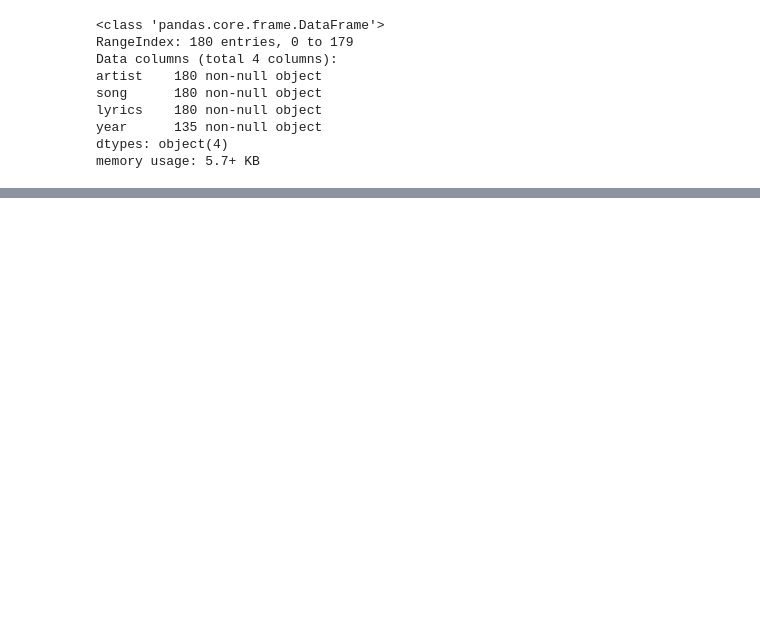
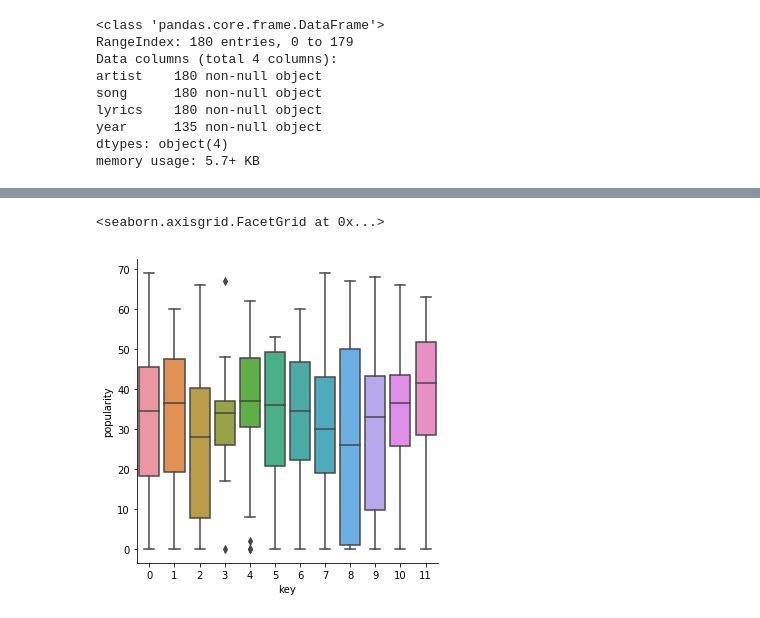
Before and after one commit to colinspear/music-dashboard, a Jupyter notebook: eda.ipynb, the cells around one changed output, grey strips where cells are left out. Drawn from its saved outputs; the diff is of its cells as text; code cells hidden in the pictures; blank space fills up the shorter version.

```diff
--- a/eda.ipynb
+++ b/eda.ipynb
@@ -37,0 +39,7 @@ memory usage: 60.4+ KB
+# %%
+spotify_df['release_date'] = pd.to_datetime(spotify_df['release_date'])
+# %%
+sns.catplot('key', 'popularity', data=spotify_df, kind='box')
+# %% [output]
+<seaborn.axisgrid.FacetGrid at 0x...>
+[figure, added]
```
Also changed, not shown: parts of 6 cells of this notebook, 2 other files.
